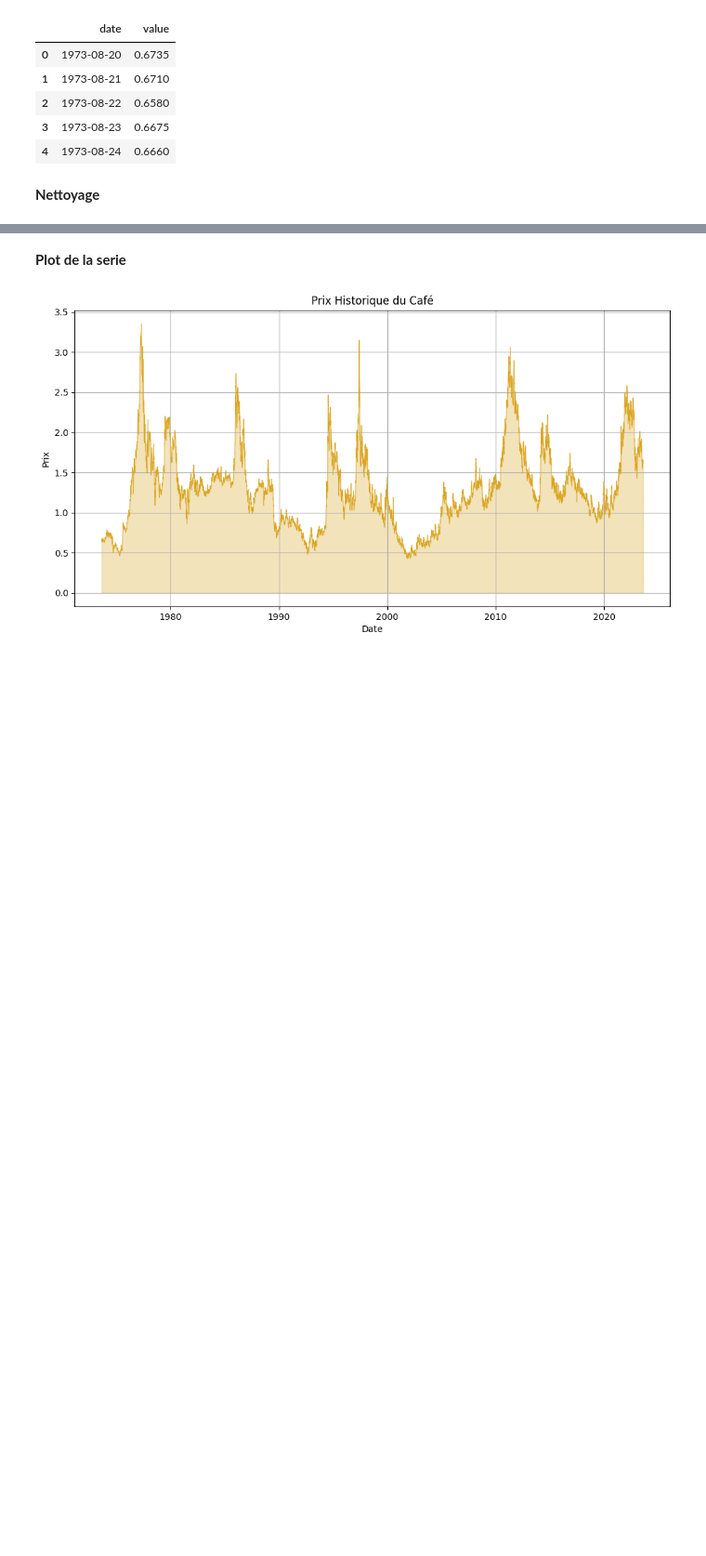
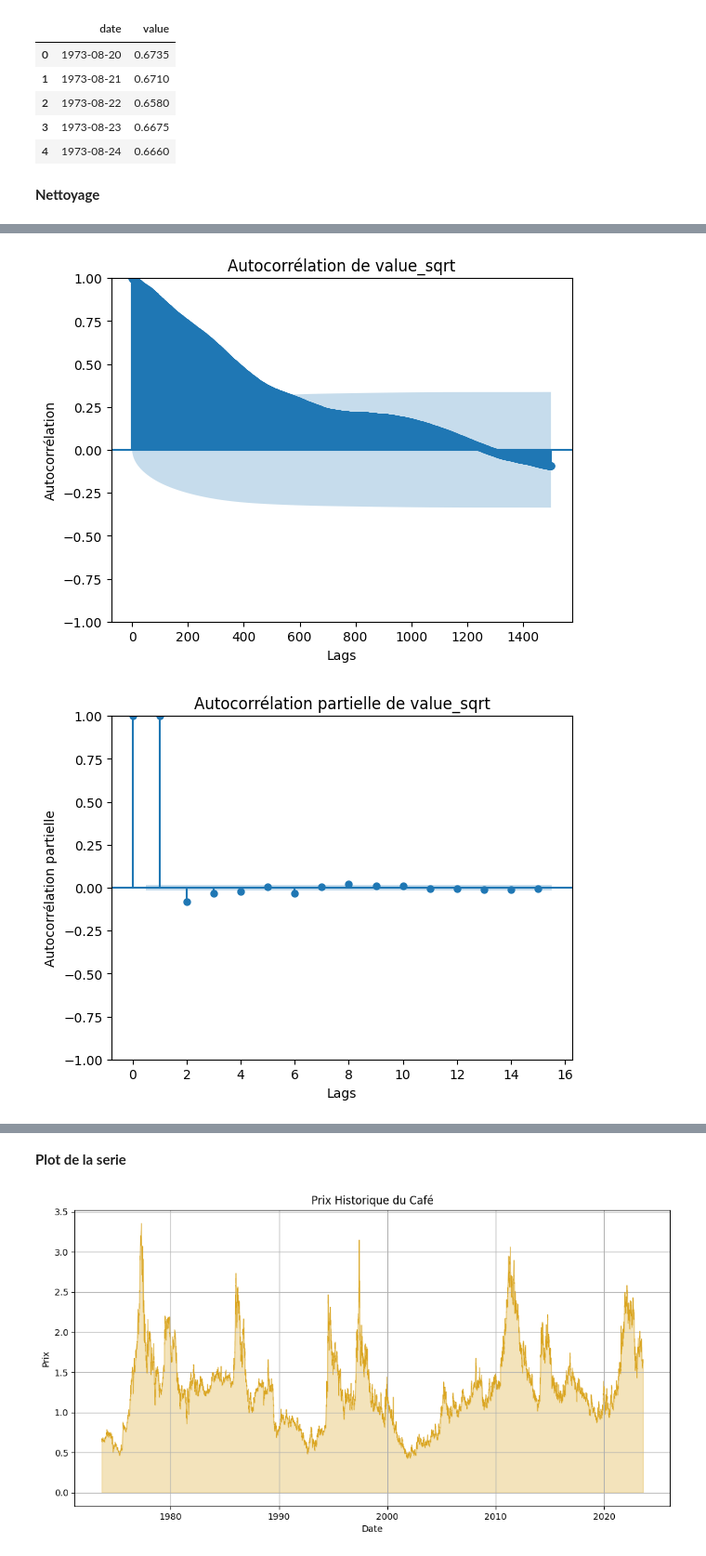
Before and after one commit to ThomasAPRichard/M1_DS, a Jupyter notebook: Série-Temporelle/Coffe_time_series_forecasting/Projet_ST_Thomas_Hichem.ipynb, the cells around one changed output, grey strips where cells are left out. Shown at 93% size. Drawn from its saved outputs; the diff is of its cells as text; code cells hidden in the pictures; blank space fills up the shorter version.

```diff
--- a/Série-Temporelle/Coffe_time_series_forecasting/Projet_ST_Thomas_Hichem.ipynb
+++ b/Série-Temporelle/Coffe_time_series_forecasting/Projet_ST_Thomas_Hichem.ipynb
@@ -43,0 +113,17 @@ date = data['date']
+# %%
+#Autocvariance de value_sqrt
+plot_acf(data['value_sqrt'], lags=1500)
+plt.title('Autocorrélation de value_sqrt')
+plt.xlabel('Lags')
+plt.ylabel('Autocorrélation')
+plt.show()
+
+# Autcorélation partielle de value_sqrt
+plot_pacf(data['value_sqrt'], lags=15)
+plt.title('Autocorrélation partielle de value_sqrt')
+plt.xlabel('Lags')
+plt.ylabel('Autocorrélation partielle')
+plt.show()
+# %% [output]
+[figure, added]
+[figure, added]
```
Also changed, not shown: parts of 34 cells of this notebook, 1 other file.
